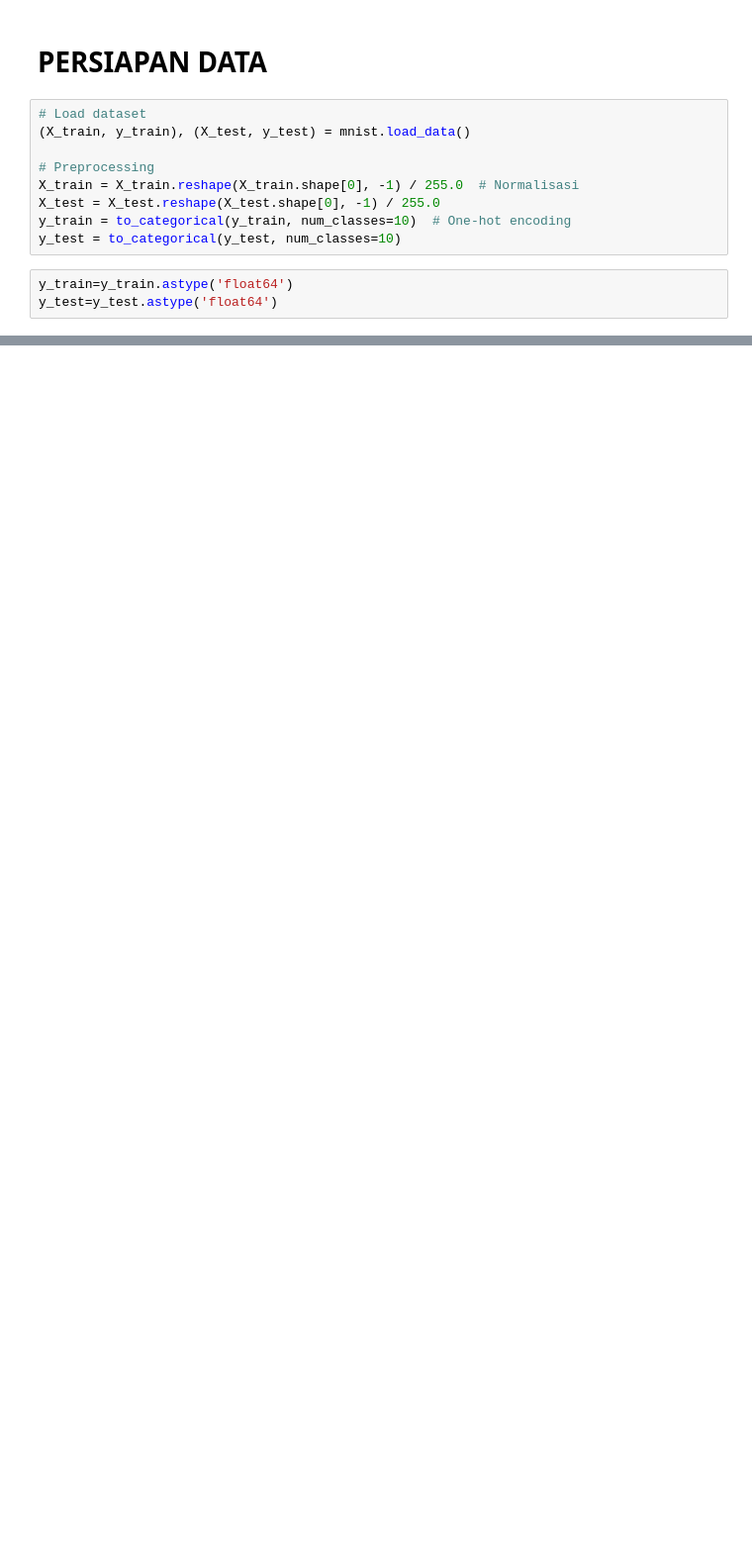
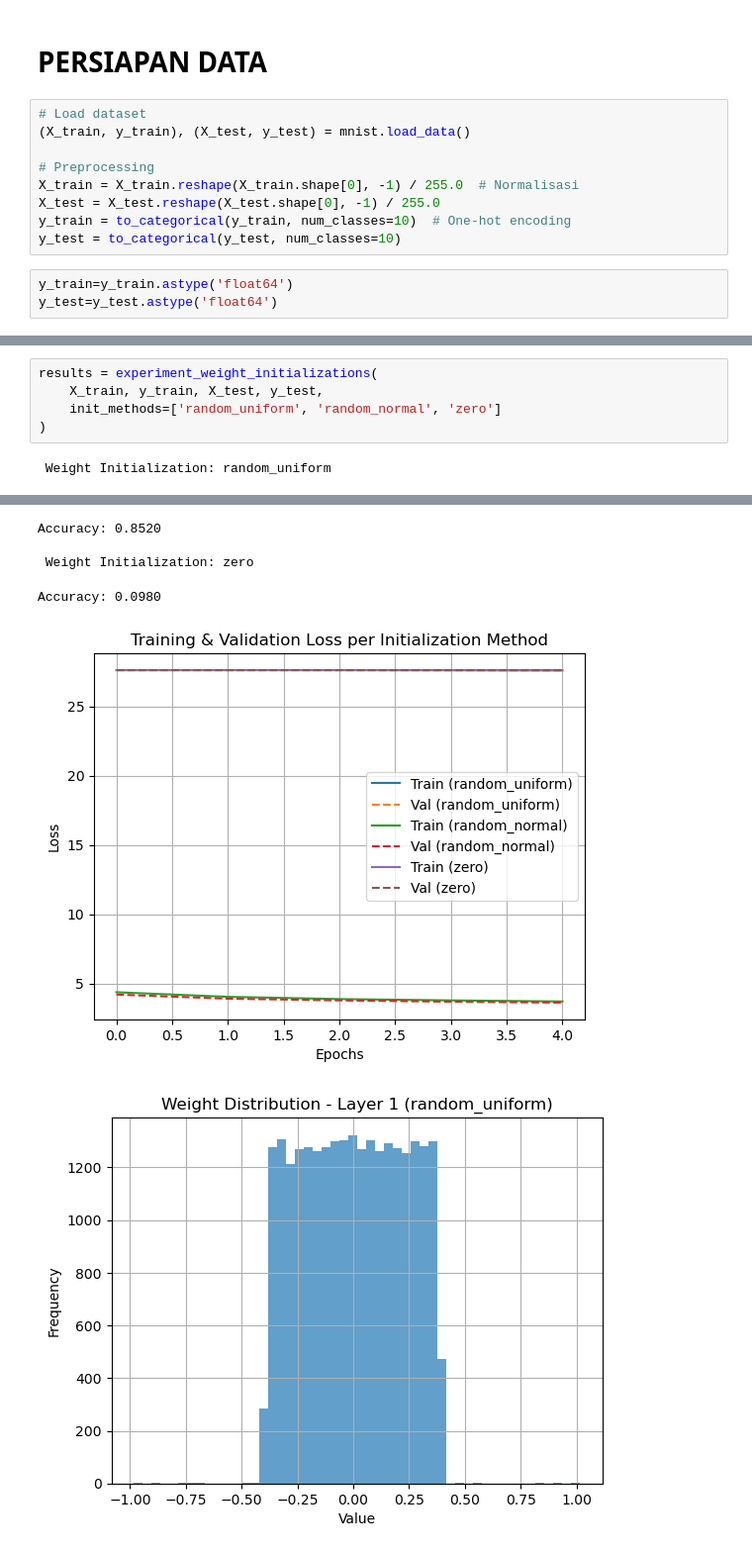
Before and after one commit to KonstanAftop/TUBES-1-ML, a Jupyter notebook: src/Testing_Notebook.ipynb, the cells around one changed output, grey strips where cells are left out. Shown at 99% size. Cells and saved outputs as stored; diff of their text form; blank space fills up the shorter version.

```diff
--- a/src/Testing_Notebook.ipynb
+++ b/src/Testing_Notebook.ipynb
@@ -39,0 +322,7 @@ array([0, 3, 0, ..., 8, 8, 8], dtype=int64)
+# %%
+results = experiment_weight_initializations(
+    X_train, y_train, X_test, y_test,
+    init_methods=['random_uniform', 'random_normal', 'zero']
+)
+# %% [output]
+ Weight Initialization: random_uniform
@@ -39,0 +332,6 @@ array([0, 3, 0, ..., 8, 8, 8], dtype=int64)
+Accuracy: 0.8520
+
+ Weight Initialization: zero
+Accuracy: 0.0980
+[figure, added]
+[figure, added]
```
Also changed, not shown: parts of 19 cells of this notebook, 1 other file.
